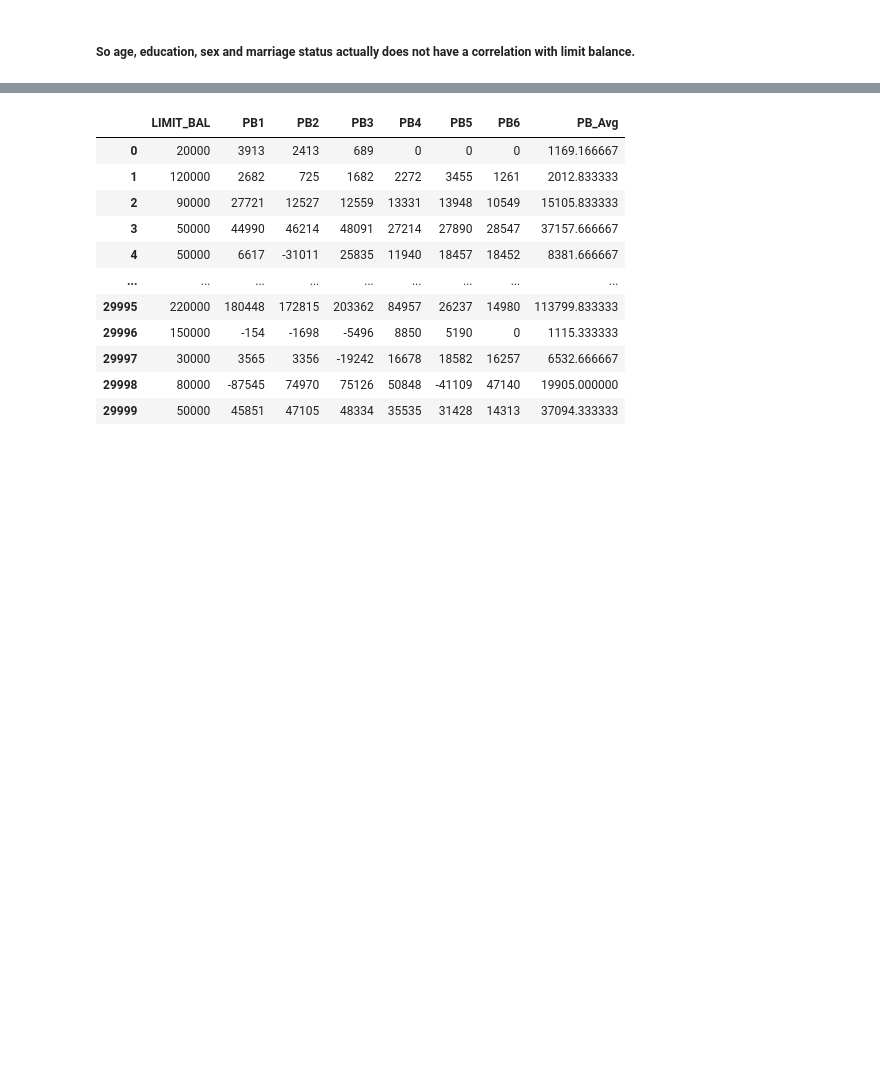
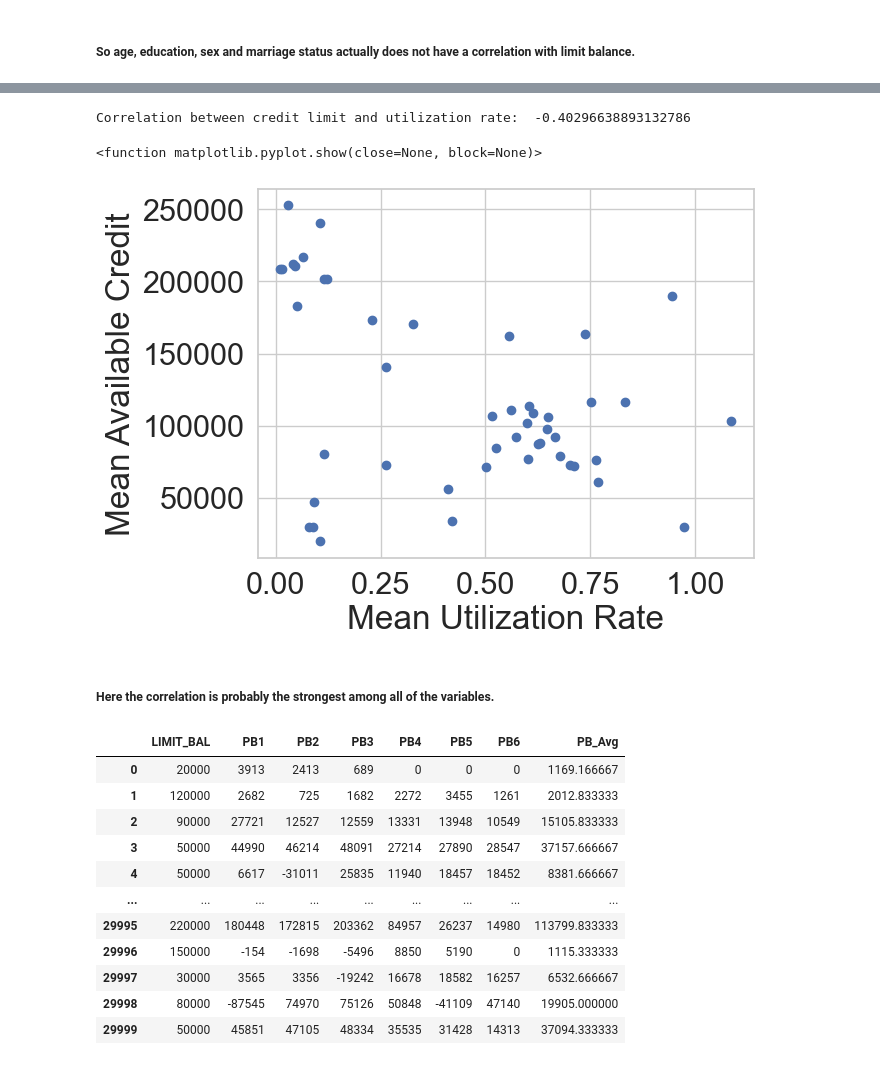
Before and after one commit to ubco-W2022T2-data301/project-group-group27, a Jupyter notebook: analysis/analysis_Betty.ipynb, the cells around one changed output, grey strips where cells are left out. Saved outputs shown, nothing was run; the diff lists cells and outputs as text; code cells hidden in the pictures; blank space fills up the shorter version.

```diff
--- a/analysis/analysis_Betty.ipynb
+++ b/analysis/analysis_Betty.ipynb
@@ -496,0 +495,10 @@ Correlation between credit limit and age:  0.14421445094154492
+# %%
+# Create a new column calculated the bill amount average
+# Create a new column calculated the pay amount average
+# Create a new column calculated the number of past payment average
+# Create a new column calculated the utilization rate for each individual
+data2['BILL_AMT_Avg'] = (data2['BILL_AMT1']+data2['BILL_AMT2']+data2['BILL_AMT3']+data2['BILL_AMT4']+data2['BILL_AMT5']+data2['BILL_AMT6'])/6
+data2['PAY_AMT_Avg'] = (data2['PAY_AMT1']+data2['PAY_AMT2']+data2['PAY_AMT3']+data2['PAY_AMT4']+data2['PAY_AMT5']+data2['PAY_AMT6'])/6
+data2['PAST_PAY_Avg'] = (data2['PAY_0']+data2['PAY_2']+data2['PAY_3']+data2['PAY_4']+data2['PAY_5']+data2['PAY_6'])/6
+data2 ['Utilization_Rate'] = data2['BILL_AMT_Avg']/data2['LIMIT_BAL']
+data2
@@ -497,3 +519,22 @@ Correlation between credit limit and age:  0.14421445094154492
+# %%
+# Group the data by payment history and calculate the mean utilization rate and available credit for each group
+grouped_data2 = data2.groupby('PAST_PAY_Avg').agg({'Utilization_Rate': 'mean', 'LIMIT_BAL': 'mean'})
+# %%
+corr_rate = cal_corr(grouped_data2['Utilization_Rate'], grouped_data2['LIMIT_BAL'])
+print("Correlation between credit limit and utilization rate: ", corr_rate)
+# %% [output]
+Correlation between credit limit and utilization rate:  -0.40296638893132786
+# %%
+# Plot the mean utilization rate vs. mean available credit for each payment history group
+plt.scatter(grouped_data2['Utilization_Rate'], grouped_data2['LIMIT_BAL'])
+plt.xlabel('Mean Utilization Rate')
+plt.ylabel('Mean Available Credit')
+plt.show
+# %% [output]
+<function matplotlib.pyplot.show(close=None, block=None)>
+[figure, added]
+# %% [markdown]
+##### Here the correlation is probably the strongest among all of the variables.
 # %%
 # Calculate the average payment behaviour
 data3['PB_Avg'] = data3[['PB1', 'PB2', 'PB3', 'PB4', 'PB5', 'PB6']].mean(axis = 1)
```
Also changed, not shown: parts of 6 cells of this notebook.
